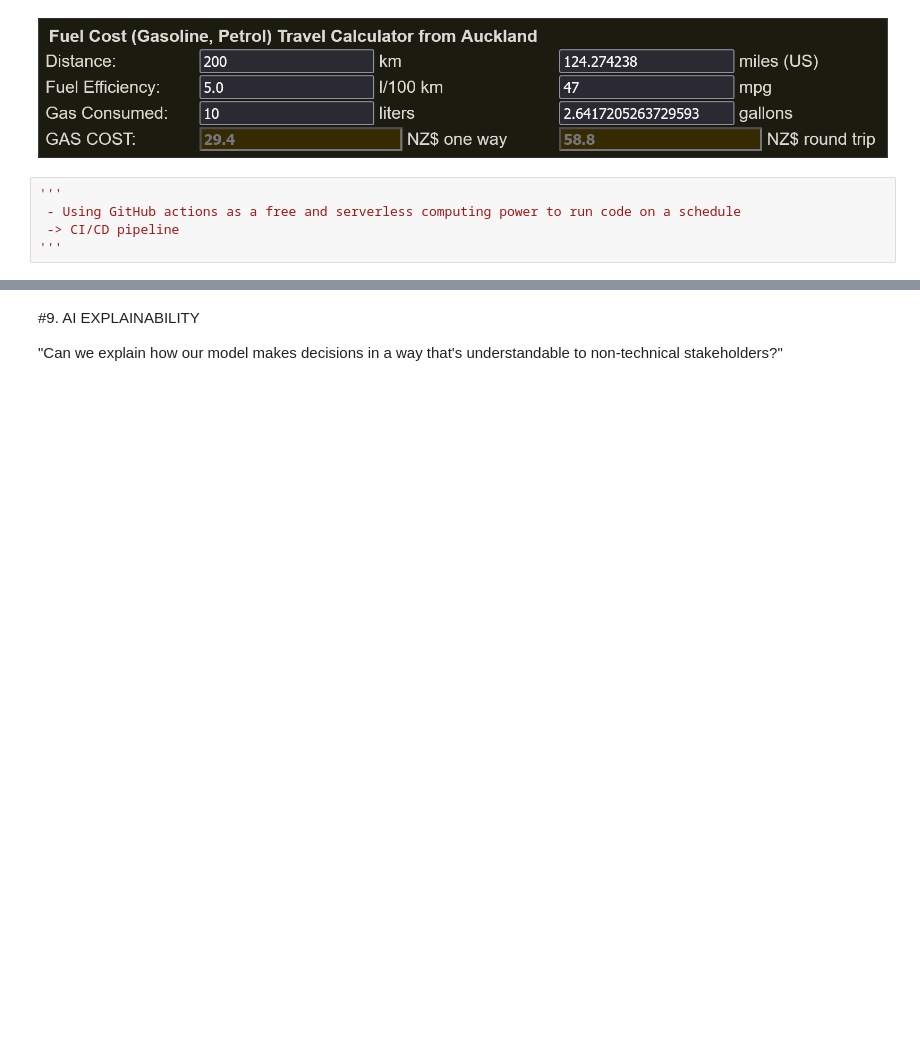
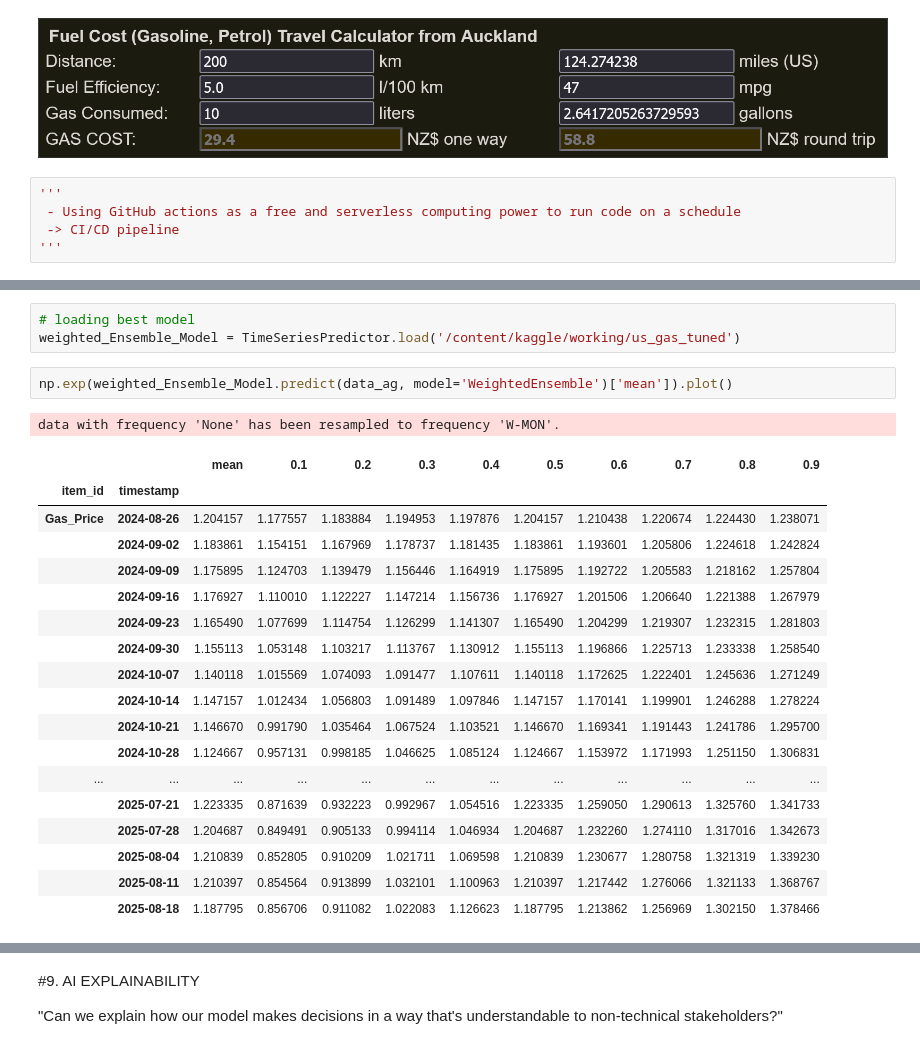
Before and after one commit to mzaoualim/us_gas_price, a Jupyter notebook: notebooks/step_by_step_notebook.ipynb, the cells around one changed output, grey strips where cells are left out. Drawn from its saved outputs; the diff is of its cells as text; blank space fills up the shorter version.

```diff
--- a/notebooks/step_by_step_notebook.ipynb
+++ b/notebooks/step_by_step_notebook.ipynb
@@ -601,0 +623,25 @@ data with frequency 'None' has been resampled to frequency 'W-MON'.
+# %%
+# loading best model
+weighted_Ensemble_Model = TimeSeriesPredictor.load('/content/kaggle/working/us_gas_tuned')
+# %%
+np.exp(weighted_Ensemble_Model.predict(data_ag, model='WeightedEnsemble')['mean']).plot()
+# %% [output]
+data with frequency 'None' has been resampled to frequency 'W-MON'.
+|  |  | mean | 0.1 | 0.2 | 0.3 | 0.4 | 0.5 | 0.6 | 0.7 | 0.8 | 0.9 |
+| item_id | timestamp |  |  |  |  |  |  |  |  |  |  |
+| Gas_Price | 2024-08-26 | 1.204157 | 1.177557 | 1.183884 | 1.194953 | 1.197876 | 1.204157 | 1.210438 | 1.220674 | 1.224430 | 1.238071 |
+|  | 2024-09-02 | 1.183861 | 1.154151 | 1.167969 | 1.178737 | 1.181435 | 1.183861 | 1.193601 | 1.205806 | 1.224618 | 1.242824 |
+|  | 2024-09-09 | 1.175895 | 1.124703 | 1.139479 | 1.156446 | 1.164919 | 1.175895 | 1.192722 | 1.205583 | 1.218162 | 1.257804 |
+|  | 2024-09-16 | 1.176927 | 1.110010 | 1.122227 | 1.147214 | 1.156736 | 1.176927 | 1.201506 | 1.206640 | 1.221388 | 1.267979 |
+|  | 2024-09-23 | 1.165490 | 1.077699 | 1.114754 | 1.126299 | 1.141307 | 1.165490 | 1.204299 | 1.219307 | 1.232315 | 1.281803 |
+|  | 2024-09-30 | 1.155113 | 1.053148 | 1.103217 | 1.113767 | 1.130912 | 1.155113 | 1.196866 | 1.225713 | 1.233338 | 1.258540 |
+|  | 2024-10-07 | 1.140118 | 1.015569 | 1.074093 | 1.091477 | 1.107611 | 1.140118 | 1.172625 | 1.222401 | 1.245636 | 1.271249 |
+|  | 2024-10-14 | 1.147157 | 1.012434 | 1.056803 | 1.091489 | 1.097846 | 1.147157 | 1.170141 | 1.199901 | 1.246288 | 1.278224 |
+|  | 2024-10-21 | 1.146670 | 0.991790 | 1.035464 | 1.067524 | 1.103521 | 1.146670 | 1.169341 | 1.191443 | 1.241786 | 1.295700 |
+|  | 2024-10-28 | 1.124667 | 0.957131 | 0.998185 | 1.046625 | 1.085124 | 1.124667 | 1.153972 | 1.171993 | 1.251150 | 1.306831 |
+| ... | ... | ... | ... | ... | ... | ... | ... | ... | ... | ... | ... |
+|  | 2025-07-21 | 1.223335 | 0.871639 | 0.932223 | 0.992967 | 1.054516 | 1.223335 | 1.259050 | 1.290613 | 1.325760 | 1.341733 |
+|  | 2025-07-28 | 1.204687 | 0.849491 | 0.905133 | 0.994114 | 1.046934 | 1.204687 | 1.232260 | 1.274110 | 1.317016 | 1.342673 |
+|  | 2025-08-04 | 1.210839 | 0.852805 | 0.910209 | 1.021711 | 1.069598 | 1.210839 | 1.230677 | 1.280758 | 1.321319 | 1.339230 |
+|  | 2025-08-11 | 1.210397 | 0.854564 | 0.913899 | 1.032101 | 1.100963 | 1.210397 | 1.217442 | 1.276066 | 1.321133 | 1.368767 |
+|  | 2025-08-18 | 1.187795 | 0.856706 | 0.911082 | 1.022083 | 1.126623 | 1.187795 | 1.213862 | 1.256969 | 1.302150 | 1.378466 |
```
Also changed, not shown: parts of 4 cells of this notebook.
